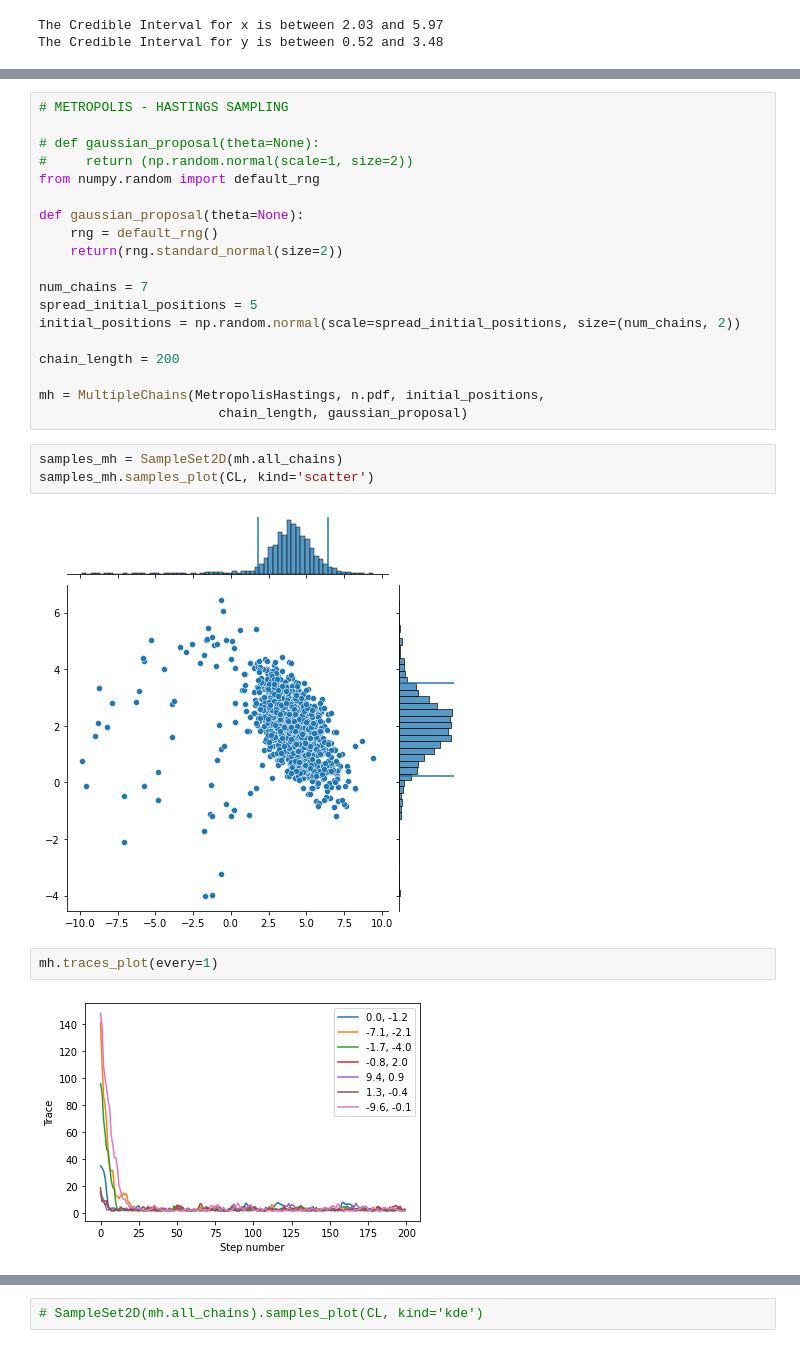
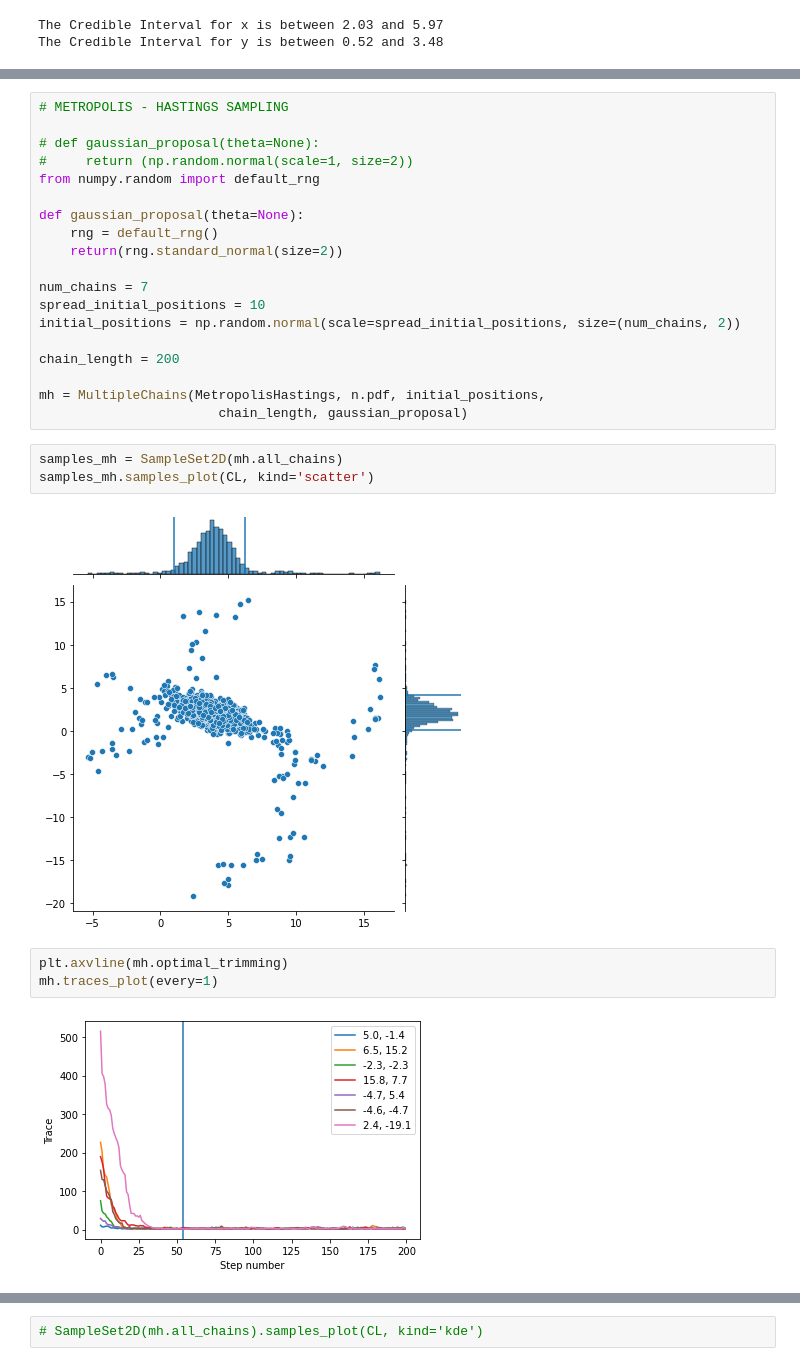
Before and after one commit to jacopok/notes, a Jupyter notebook: ap_third_semester/astrostat_homework/exercise_7.ipynb, the cells around one changed output, grey strips where cells are left out. Cells and saved outputs as stored; diff of their text form.

Commit message:
some more plots

```diff
--- a/ap_third_semester/astrostat_homework/exercise_7.ipynb
+++ b/ap_third_semester/astrostat_homework/exercise_7.ipynb
@@ -47,7 +49,7 @@ def gaussian_proposal(theta=None):
     return(rng.standard_normal(size=2))
 
 num_chains = 7
-spread_initial_positions = 5
+spread_initial_positions = 10
 initial_positions = np.random.normal(scale=spread_initial_positions, size=(num_chains, 2))
 
 chain_length = 200
@@ -58,9 +60,10 @@ mh = MultipleChains(MetropolisHastings, n.pdf, initial_positions,
 samples_mh = SampleSet2D(mh.all_chains)
 samples_mh.samples_plot(CL, kind='scatter')
 # %% [output]
-[figure, old version]
+[figure, new version]
 # %%
+plt.axvline(mh.optimal_trimming)
 mh.traces_plot(every=1)
 # %% [output]
-[figure, old version]
+[figure, new version]
 # %%
```
Also changed, not shown: parts of 14 cells of this notebook, 2 other files.
